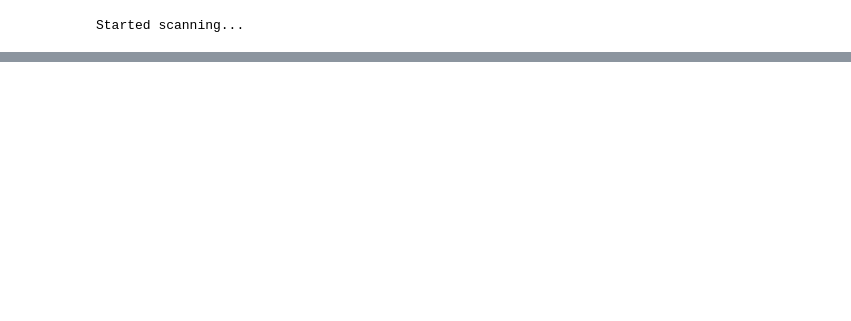
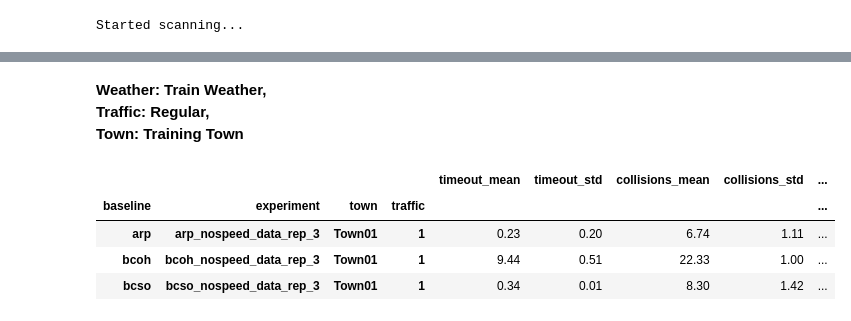
Before and after one commit to MaximilianHilbert/carla_garage, a Jupyter notebook: tools/closed_loop_analysis.ipynb, the cells around one changed output, grey strips where cells are left out. Drawn from its saved outputs; the diff is of its cells as text; code cells hidden in the pictures; blank space fills up the shorter version.

```diff
--- a/tools/closed_loop_analysis.ipynb
+++ b/tools/closed_loop_analysis.ipynb
@@ -149,0 +169,12 @@ groups
+# %% [markdown]
+__Weather: Train Weather,\
+Traffic: Regular,\
+Town: Training Town__
+# %%
+groups.loc[(slice(None), slice(None), "Town01", 1, "train", "02_withheld")].reset_index(level=[4,5], drop=True)
+# %% [output]
+|  |  |  |  | timeout_mean | timeout_std | collisions_mean | collisions_std | ... |
+| baseline | experiment | town | traffic |  |  |  |  | ... |
+| arp | arp_nospeed_data_rep_3 | Town01 | 1 | 0.23 | 0.20 | 6.74 | 1.11 | ... |
+| bcoh | bcoh_nospeed_data_rep_3 | Town01 | 1 | 9.44 | 0.51 | 22.33 | 1.00 | ... |
+| bcso | bcso_nospeed_data_rep_3 | Town01 | 1 | 0.34 | 0.01 | 8.30 | 1.42 | ... |
```
Also changed, not shown: parts of 44 cells of this notebook.
